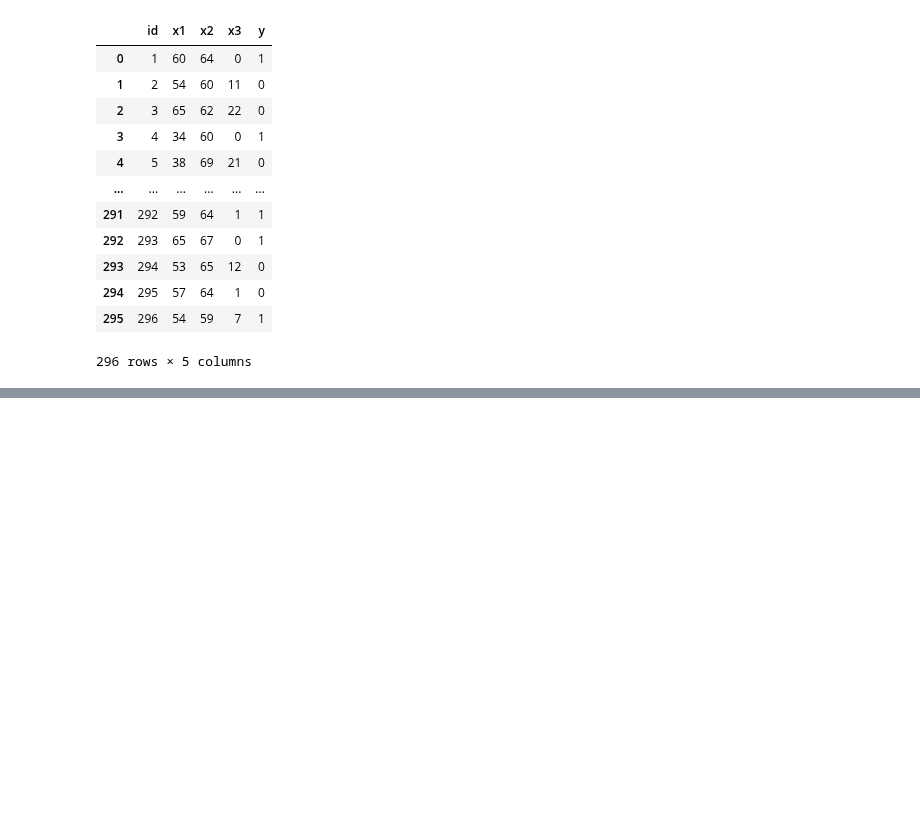
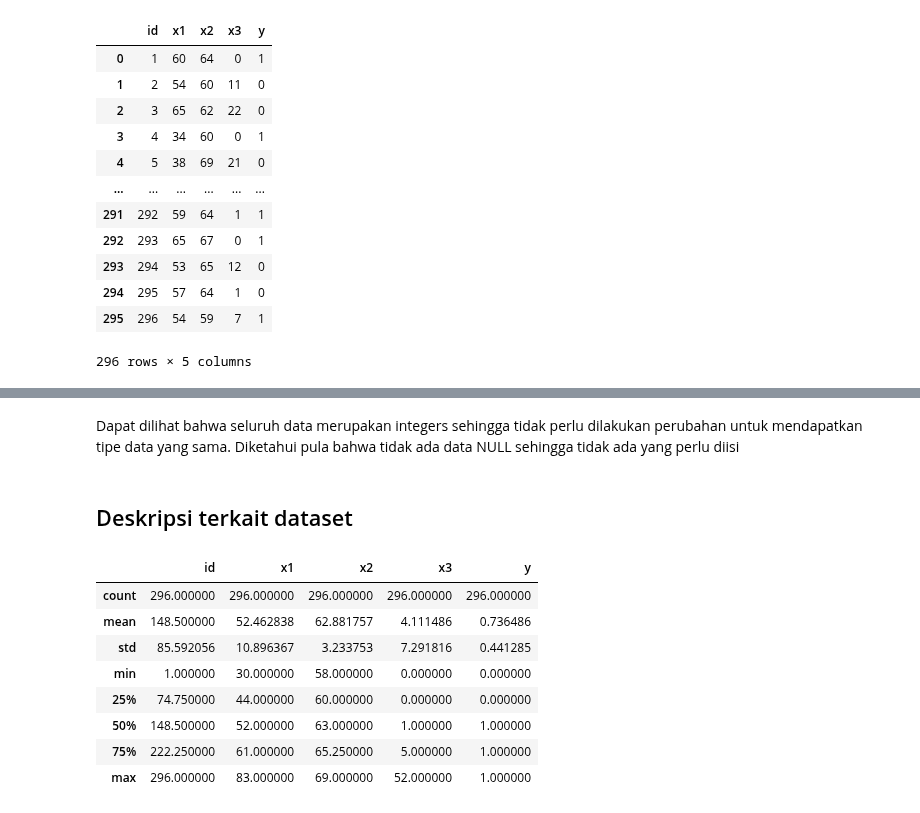
Before and after one commit to khalilullahalfaath/AI_Tubes-03-Learning, a Jupyter notebook: AI-Kelompok 15-Learning.ipynb, the cells around one changed output, grey strips where cells are left out. Drawn from its saved outputs; the diff is of its cells as text; code cells hidden in the pictures; blank space fills up the shorter version.

```diff
--- a/AI-Kelompok 15-Learning.ipynb
+++ b/AI-Kelompok 15-Learning.ipynb
@@ -23,0 +47,16 @@ df
+# %% [markdown]
+Dapat dilihat bahwa seluruh data merupakan integers sehingga tidak perlu dilakukan perubahan untuk mendapatkan tipe data yang sama. Diketahui pula bahwa tidak ada data NULL sehingga tidak ada yang perlu diisi
+# %% [markdown]
+## Deskripsi terkait dataset
+# %%
+df.describe()
+# %% [output]
+|  | id | x1 | x2 | x3 | y |
+| count | 296.000000 | 296.000000 | 296.000000 | 296.000000 | 296.000000 |
+| mean | 148.500000 | 52.462838 | 62.881757 | 4.111486 | 0.736486 |
+| std | 85.592056 | 10.896367 | 3.233753 | 7.291816 | 0.441285 |
+| min | 1.000000 | 30.000000 | 58.000000 | 0.000000 | 0.000000 |
+| 25% | 74.750000 | 44.000000 | 60.000000 | 0.000000 | 0.000000 |
+| 50% | 148.500000 | 52.000000 | 63.000000 | 1.000000 | 1.000000 |
+| 75% | 222.250000 | 61.000000 | 65.250000 | 5.000000 | 1.000000 |
+| max | 296.000000 | 83.000000 | 69.000000 | 52.000000 | 1.000000 |
```
Also changed, not shown: parts of 9 cells of this notebook.
